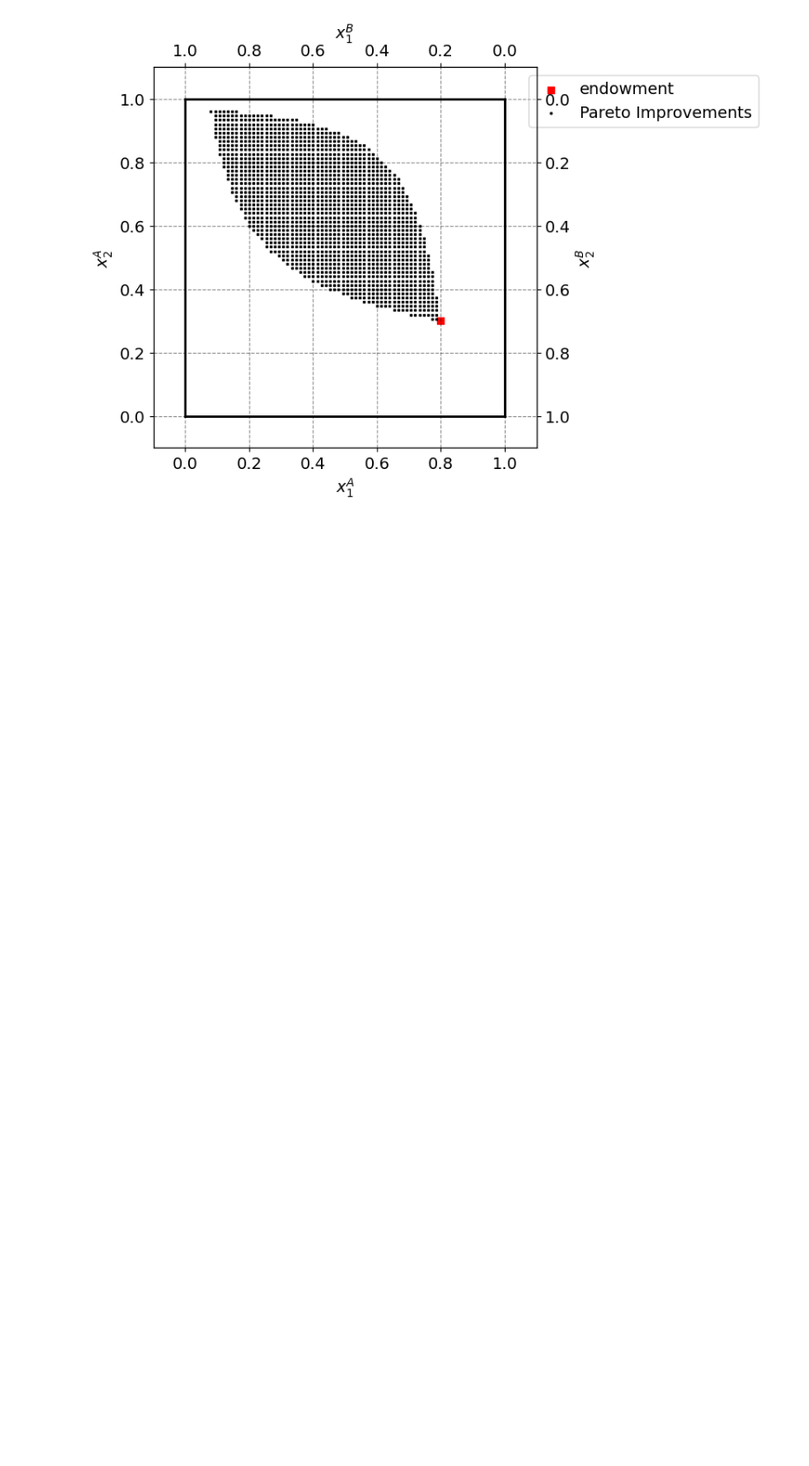
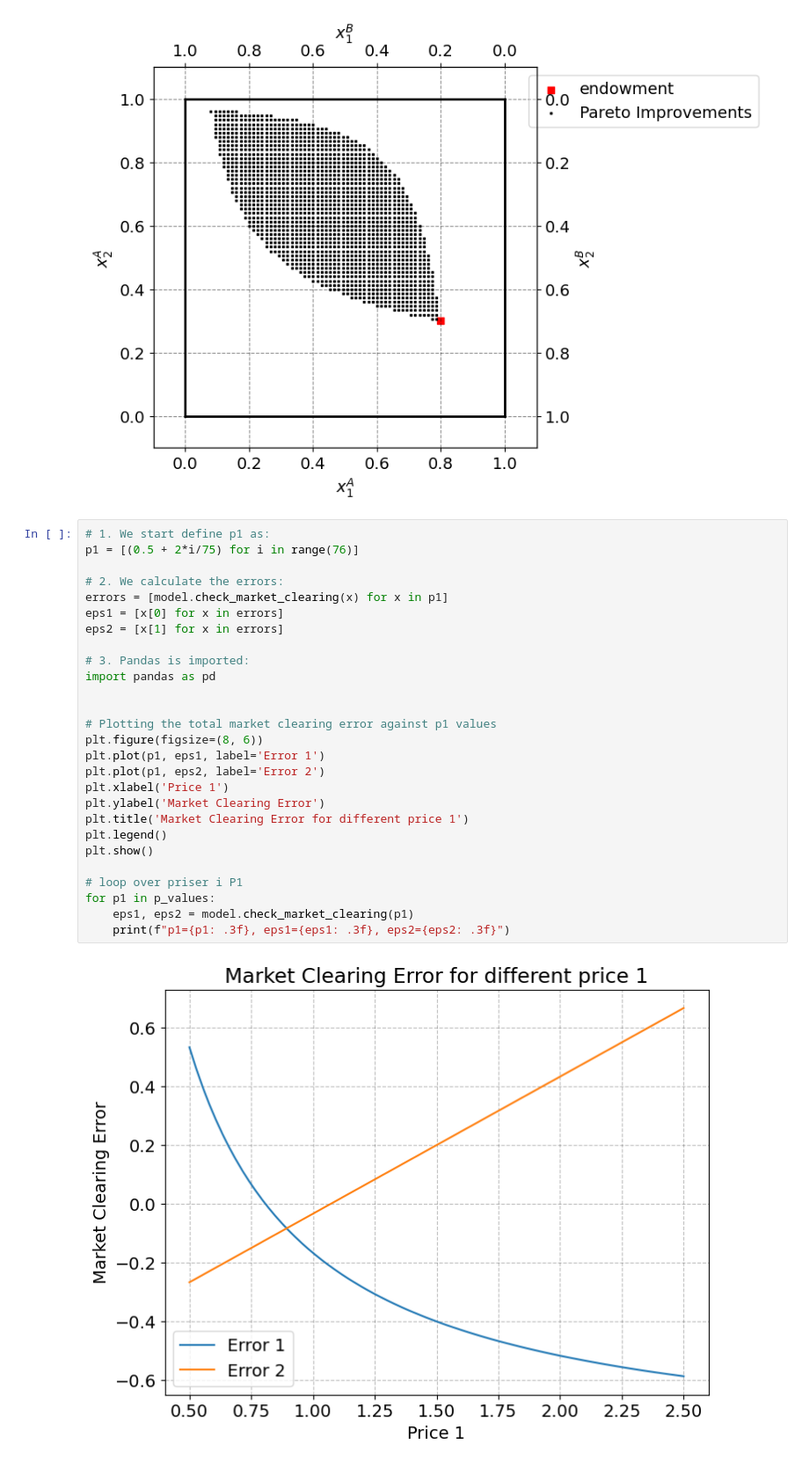
Before and after one commit to NumEconCopenhagen/projects-2024-malik-og-mads, a Jupyter notebook: inauguralproject/InauguralProject2024.ipynb, the cells around one changed output. Shown at 88% size. Drawn from its saved outputs; the diff is of its cells as text; blank space fills up the shorter version.

```diff
--- a/inauguralproject/InauguralProject2024.ipynb
+++ b/inauguralproject/InauguralProject2024.ipynb
@@ -94,3 +94,32 @@ ax_B.set_ylim([w2bar + 0.1, -0.1])
 ax_A.legend(frameon=True,loc='upper right',bbox_to_anchor=(1.6,1.0));
 # %% [output]
 [figure]
+# %%
+# 1. We start define p1 as:
+p1 = [(0.5 + 2*i/75) for i in range(76)]
+
+# 2. We calculate the errors:
+errors = [model.check_market_clearing(x) for x in p1]
+eps1 = [x[0] for x in errors]
+eps2 = [x[1] for x in errors]
+
+# 3. Pandas is imported:
+import pandas as pd
+
+
+# Plotting the total market clearing error against p1 values
+plt.figure(figsize=(8, 6))
+plt.plot(p1, eps1, label='Error 1')
+plt.plot(p1, eps2, label='Error 2')
+plt.xlabel('Price 1')
+plt.ylabel('Market Clearing Error')
+plt.title('Market Clearing Error for different price 1')
+plt.legend()
+plt.show()
+
+# loop over priser i P1
+for p1 in p_values:
+    eps1, eps2 = model.check_market_clearing(p1)
+    print(f"p1={p1: .3f}, eps1={eps1: .3f}, eps2={eps2: .3f}")
+# %% [output]
+[figure, added]
```
Also changed, not shown: parts of 1 cell of this notebook.
